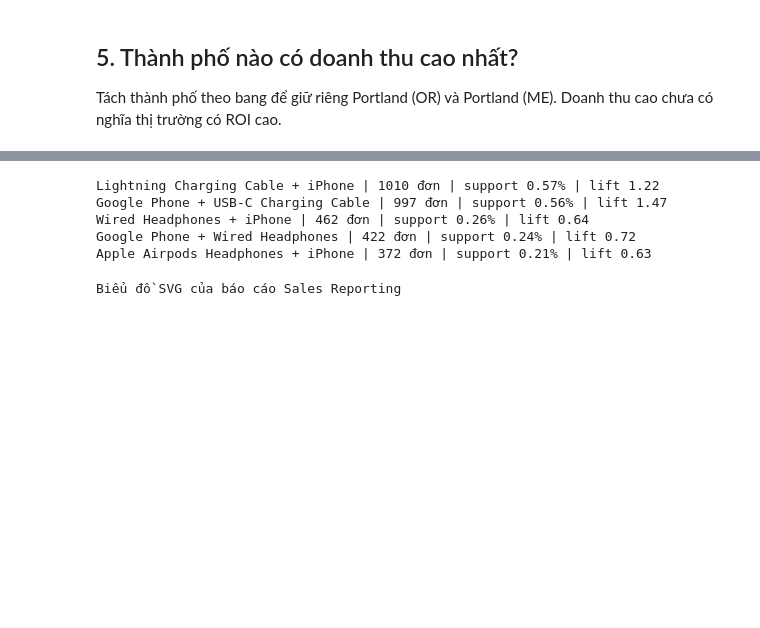
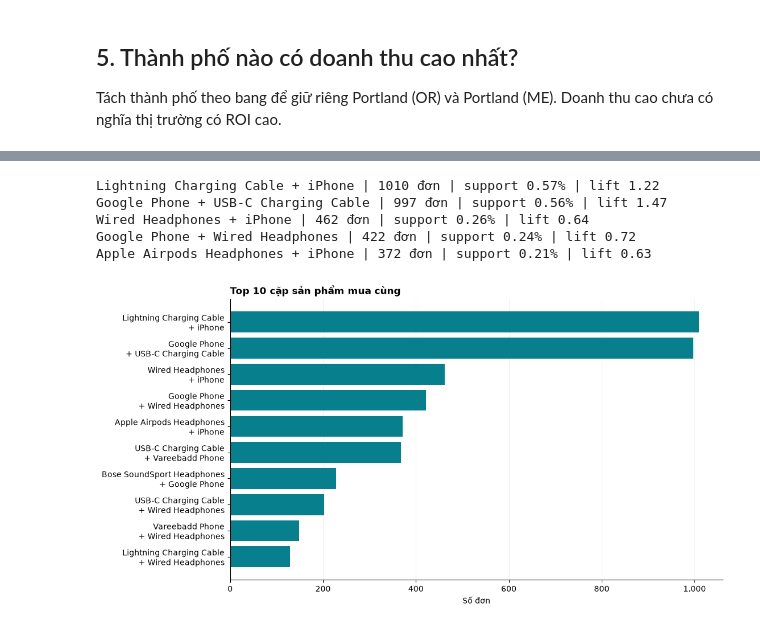
Before and after one commit to ndaiphuc172-lgtm/Sales_reporting_csv_file, a Jupyter notebook: report.ipynb, the cells around one changed output, grey strips where cells are left out. Drawn from its saved outputs; the diff is of its cells as text; code cells hidden in the pictures; blank space fills up the shorter version.

```diff
--- a/report.ipynb
+++ b/report.ipynb
@@ -353,12 +261,19 @@ Dùng tập sản phẩm của mỗi đơn rồi tạo mọi tổ hợp 2 phần
 # %%
 for row in summary['pairs'][:5]:
     print(row['product_a'], '+', row['product_b'], '|', row['orders'], 'đơn',
           '| support', f"{row['support']:.2%}", '| lift', f"{row['lift']:.2f}")
-Chart('05_pairs.svg')
+
+pairs = summary['pairs'][:10]
+if pairs:
+    labels = [f"{r['product_a']}\n+ {r['product_b']}" for r in pairs]
+    plot_bars(labels, [r['orders'] for r in pairs],
+              title='Top 10 cặp sản phẩm mua cùng', unit='Số đơn', horizontal=True)
+else:
+    print('Không có cặp sản phẩm mua cùng.')
 # %% [output]
 Lightning Charging Cable + iPhone | 1010 đơn | support 0.57% | lift 1.22
 Google Phone + USB-C Charging Cable | 997 đơn | support 0.56% | lift 1.47
 Wired Headphones + iPhone | 462 đơn | support 0.26% | lift 0.64
 Google Phone + Wired Headphones | 422 đơn | support 0.24% | lift 0.72
 Apple Airpods Headphones + iPhone | 372 đơn | support 0.21% | lift 0.63
-Biểu đồ SVG của báo cáo Sales Reporting
+[figure, added]
```
Also changed, not shown: parts of 11 cells of this notebook, 1 other file.
